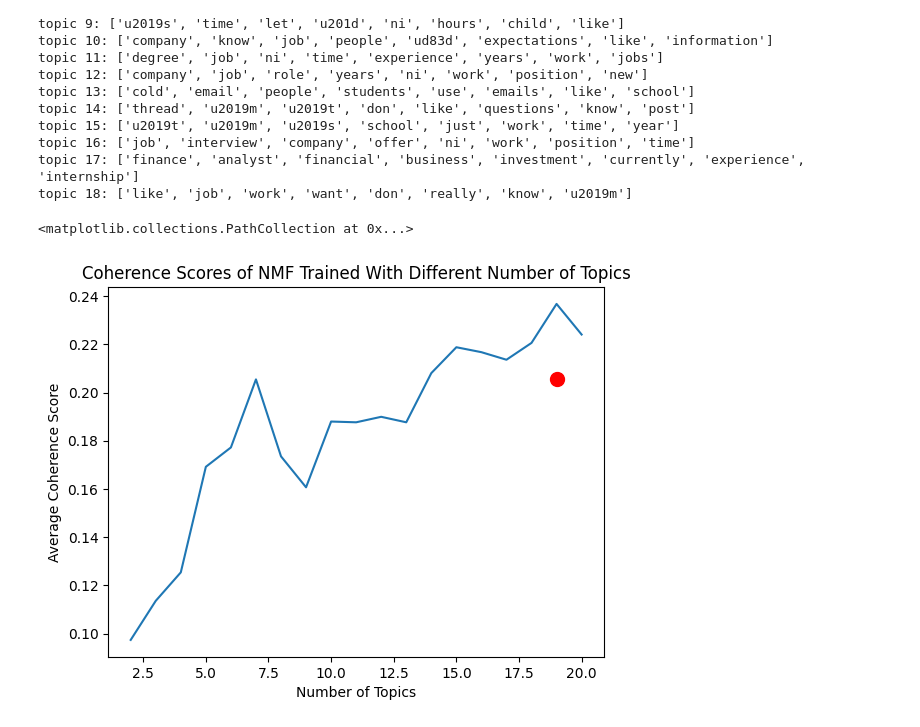
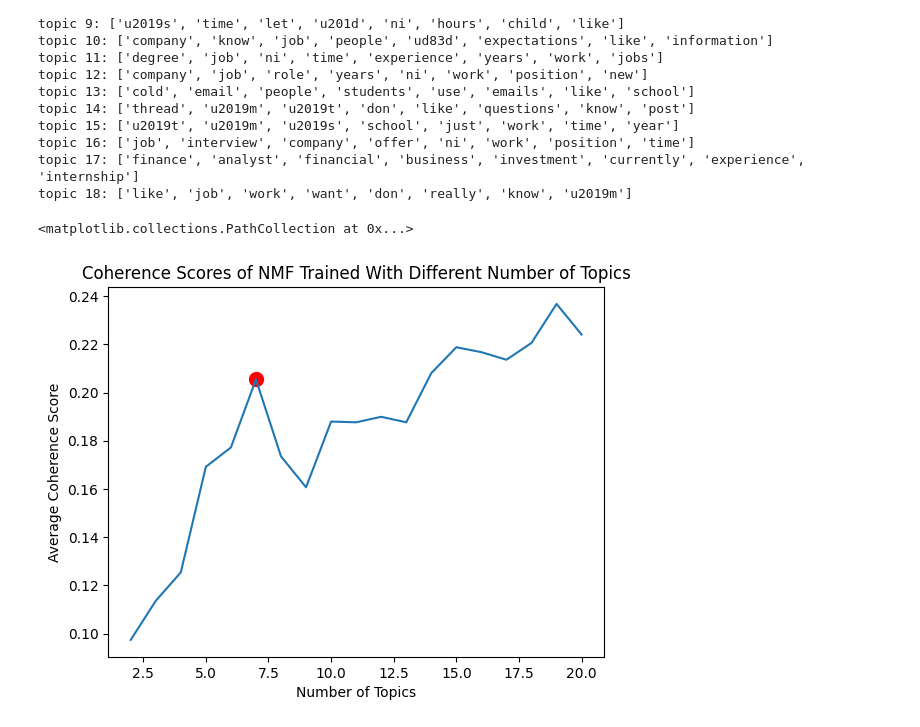
Before and after one commit to rlieu/699-capstone, a Jupyter notebook: Topic_Modeling/Topic_Modeling.ipynb, the cells around one changed output. Cells and saved outputs as stored; diff of their text form; code cells hidden in the pictures.

```diff
--- a/Topic_Modeling/Topic_Modeling.ipynb
+++ b/Topic_Modeling/Topic_Modeling.ipynb
@@ -270,11 +270,11 @@ topic 18: ['like', 'job', 'work', 'want', 'don', 'really', 'know', 'u2019m']
 # %%
 import matplotlib.pyplot as plt
 
 plt.plot(np.arange(2, 21), scores)
 plt.xlabel('Number of Topics')
 plt.ylabel('Average Coherence Score')
 plt.title('Coherence Scores of NMF Trained With Different Number of Topics')
-plt.scatter(best_model.n_components, scores[5], c='red', marker='o', s=100)
+plt.scatter(n_topics, scores[5], c='red', marker='o', s=100)
 # %% [output]
 <matplotlib.collections.PathCollection at 0x...>
-[figure, old version]
+[figure, new version]
```
Also changed, not shown: 2 other files.
